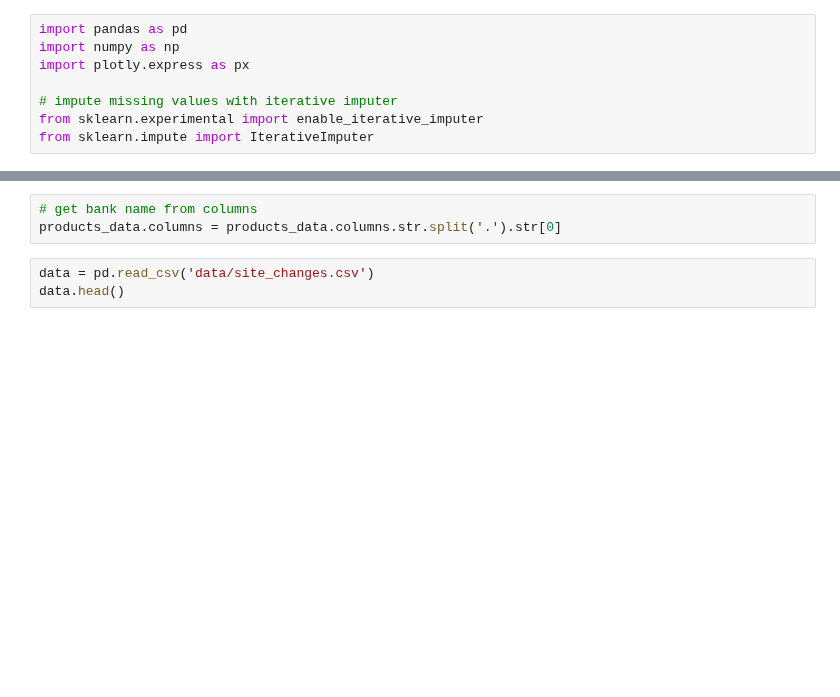
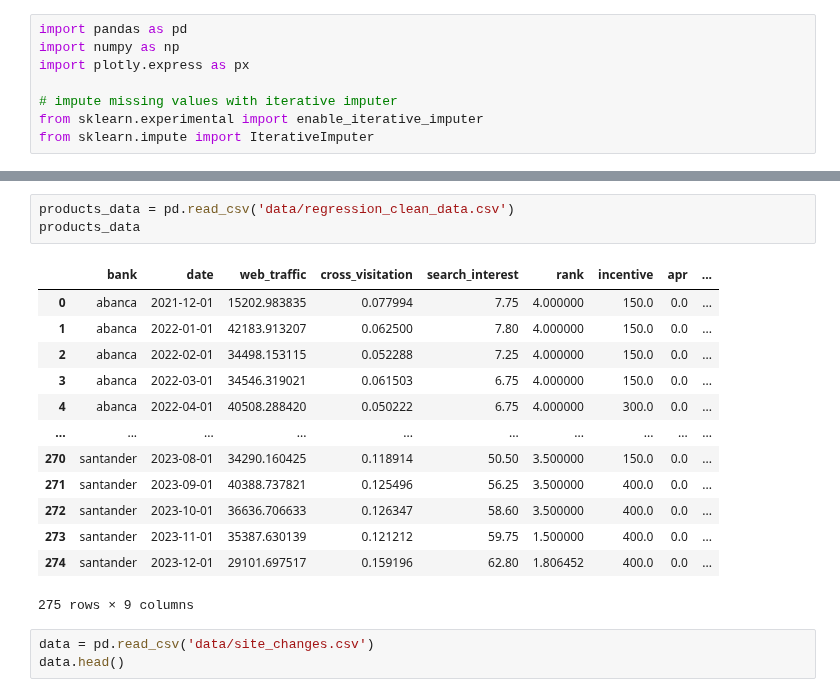
Before and after one commit to agbennett-bse/deloitte_digital_banking, a Jupyter notebook: deloitte_digital_banking/incentives_analysis.ipynb, the cells around one changed output, grey strips where cells are left out. Drawn from its saved outputs; the diff is of its cells as text; blank space fills up the shorter version.

```diff
--- a/deloitte_digital_banking/incentives_analysis.ipynb
+++ b/deloitte_digital_banking/incentives_analysis.ipynb
@@ -36,6 +9,20 @@ products_data.head()
-# %%
-# get bank name from columns
-products_data.columns = products_data.columns.str.split('.').str[0]
+# %%
+products_data = pd.read_csv('data/regression_clean_data.csv')
+products_data
+# %% [output]
+|  | bank | date | web_traffic | cross_visitation | search_interest | rank | incentive | apr | ... |
+| 0 | abanca | 2021-12-01 | 15202.983835 | 0.077994 | 7.75 | 4.000000 | 150.0 | 0.0 | ... |
+| 1 | abanca | 2022-01-01 | 42183.913207 | 0.062500 | 7.80 | 4.000000 | 150.0 | 0.0 | ... |
+| 2 | abanca | 2022-02-01 | 34498.153115 | 0.052288 | 7.25 | 4.000000 | 150.0 | 0.0 | ... |
+| 3 | abanca | 2022-03-01 | 34546.319021 | 0.061503 | 6.75 | 4.000000 | 150.0 | 0.0 | ... |
+| 4 | abanca | 2022-04-01 | 40508.288420 | 0.050222 | 6.75 | 4.000000 | 300.0 | 0.0 | ... |
+| ... | ... | ... | ... | ... | ... | ... | ... | ... | ... |
+| 270 | santander | 2023-08-01 | 34290.160425 | 0.118914 | 50.50 | 3.500000 | 150.0 | 0.0 | ... |
+| 271 | santander | 2023-09-01 | 40388.737821 | 0.125496 | 56.25 | 3.500000 | 400.0 | 0.0 | ... |
+| 272 | santander | 2023-10-01 | 36636.706633 | 0.126347 | 58.60 | 3.500000 | 400.0 | 0.0 | ... |
+| 273 | santander | 2023-11-01 | 35387.630139 | 0.121212 | 59.75 | 1.500000 | 400.0 | 0.0 | ... |
+| 274 | santander | 2023-12-01 | 29101.697517 | 0.159196 | 62.80 | 1.806452 | 400.0 | 0.0 | ... |
+275 rows × 9 columns
 # %%
 data = pd.read_csv('data/site_changes.csv')
 data.head()
```
Also changed, not shown: parts of 21 cells of this notebook, 3 other files.
